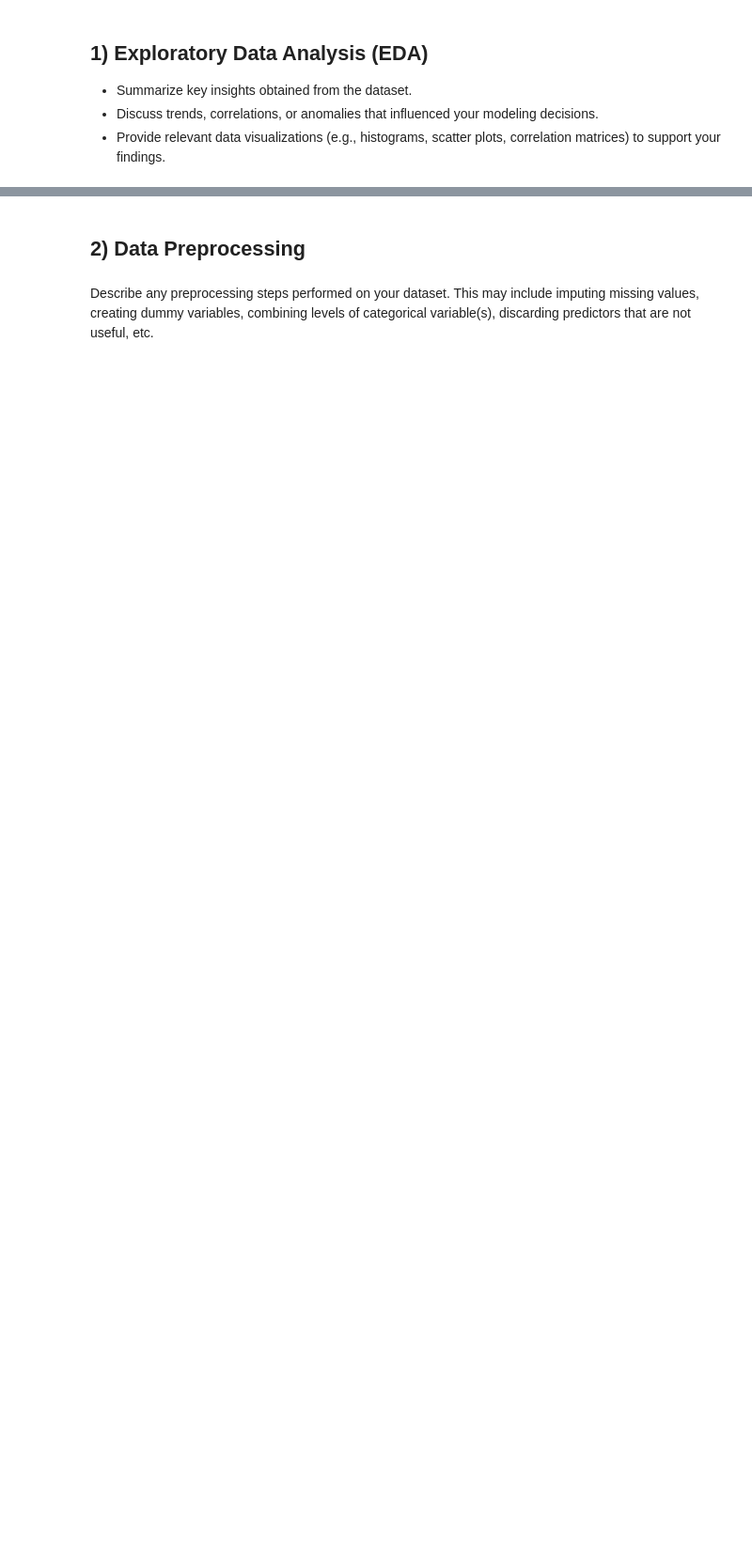
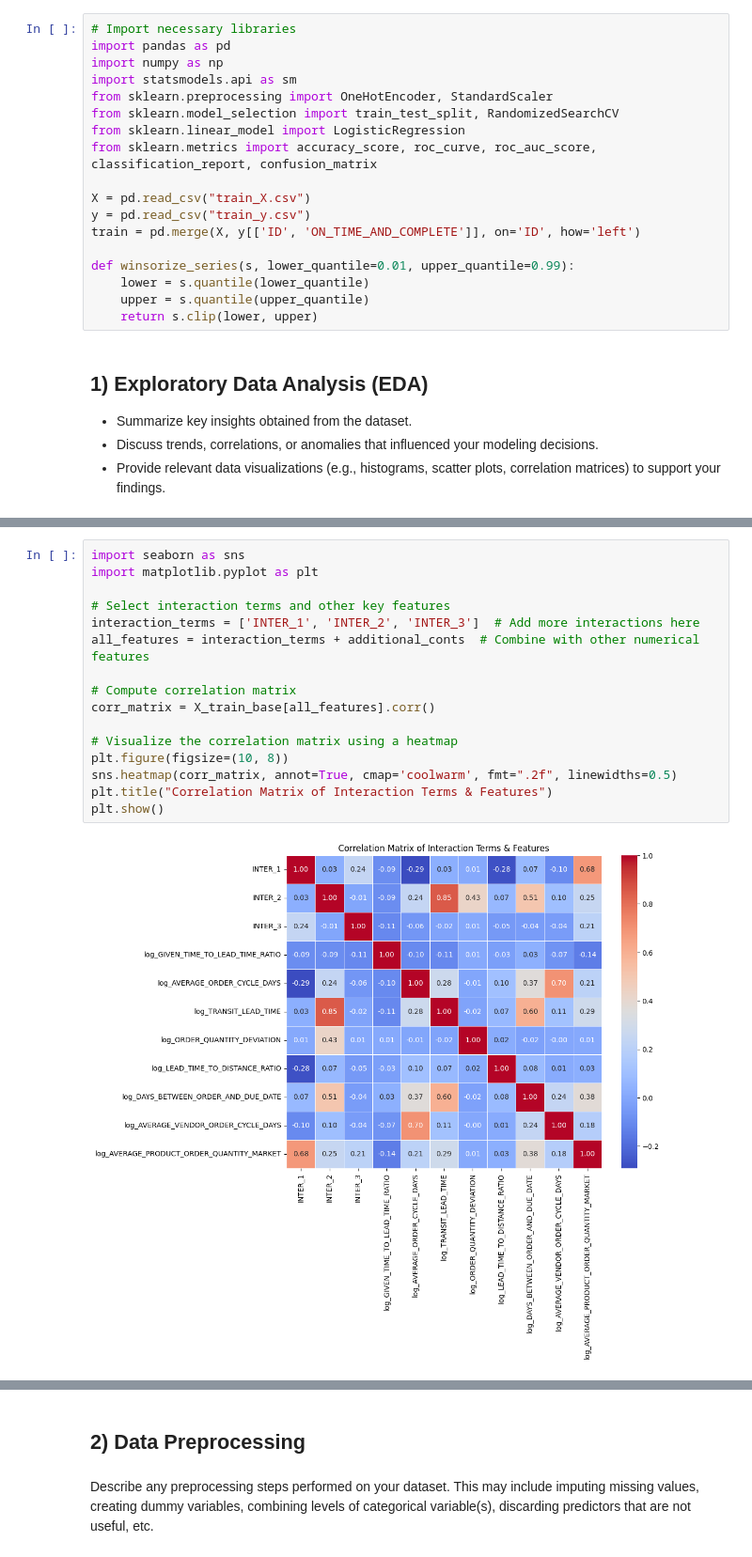
Before and after one commit to roaringbunnygirl/Model-Optimization-Random-Search-Encoding-Scaling-Data-Processing-, a Jupyter notebook: Prediction_Problem_Report_Template.ipynb, the cells around one changed output, grey strips where cells are left out. Shown at 94% size. Drawn from its saved outputs; the diff is of its cells as text; blank space fills up the shorter version.

```diff
--- a/Prediction_Problem_Report_Template.ipynb
+++ b/Prediction_Problem_Report_Template.ipynb
@@ -48,6 +17,24 @@ memory usage: 319.1 KB
 1. This template serves as the required format for your code and report submission for the Prediction Problem assignment.
 2. You may modify the template to improve readability or add relevant details, but it must include all requested information.
 3. Ensure that your work is reproducible, meaning your code should consistently yield a metric value close to your Kaggle leaderboard score despite inherent randomness in data science.
+# %%
+# Import necessary libraries
+import pandas as pd
+import numpy as np
+import statsmodels.api as sm
+from sklearn.preprocessing import OneHotEncoder, StandardScaler
+from sklearn.model_selection import train_test_split, RandomizedSearchCV
+from sklearn.linear_model import LogisticRegression
+from sklearn.metrics import accuracy_score, roc_curve, roc_auc_score, classification_report, confusion_matrix
+
+X = pd.read_csv("train_X.csv")
+y = pd.read_csv("train_y.csv")
+train = pd.merge(X, y[['ID', 'ON_TIME_AND_COMPLETE']], on='ID', how='left')
+
+def winsorize_series(s, lower_quantile=0.01, upper_quantile=0.99):
+    lower = s.quantile(lower_quantile)
+    upper = s.quantile(upper_quantile)
+    return s.clip(lower, upper)
 # %% [markdown]
 ## 1) Exploratory Data Analysis (EDA)
 
@@ -56,0 +220,18 @@ memory usage: 319.1 KB
+# %%
+import seaborn as sns
+import matplotlib.pyplot as plt
+
+# Select interaction terms and other key features
+interaction_terms = ['INTER_1', 'INTER_2', 'INTER_3']  # Add more interactions here
+all_features = interaction_terms + additional_conts  # Combine with other numerical features
+
+# Compute correlation matrix
+corr_matrix = X_train_base[all_features].corr()
+
+# Visualize the correlation matrix using a heatmap
+plt.figure(figsize=(10, 8))
+sns.heatmap(corr_matrix, annot=True, cmap='coolwarm', fmt=".2f", linewidths=0.5)
+plt.title("Correlation Matrix of Interaction Terms & Features")
+plt.show()
+# %% [output]
+[figure, added]
```
Also changed, not shown: parts of 23 cells of this notebook.
